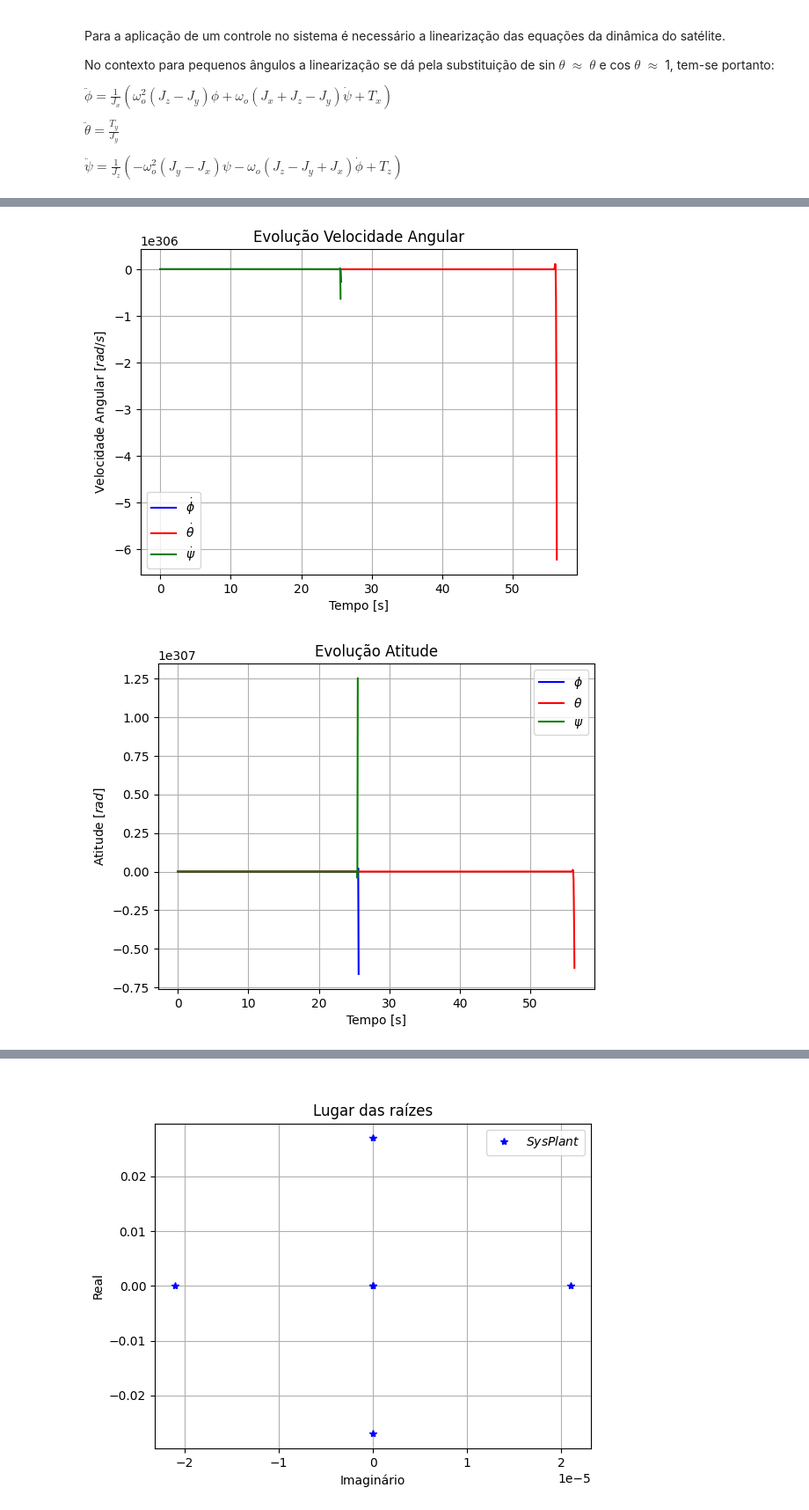
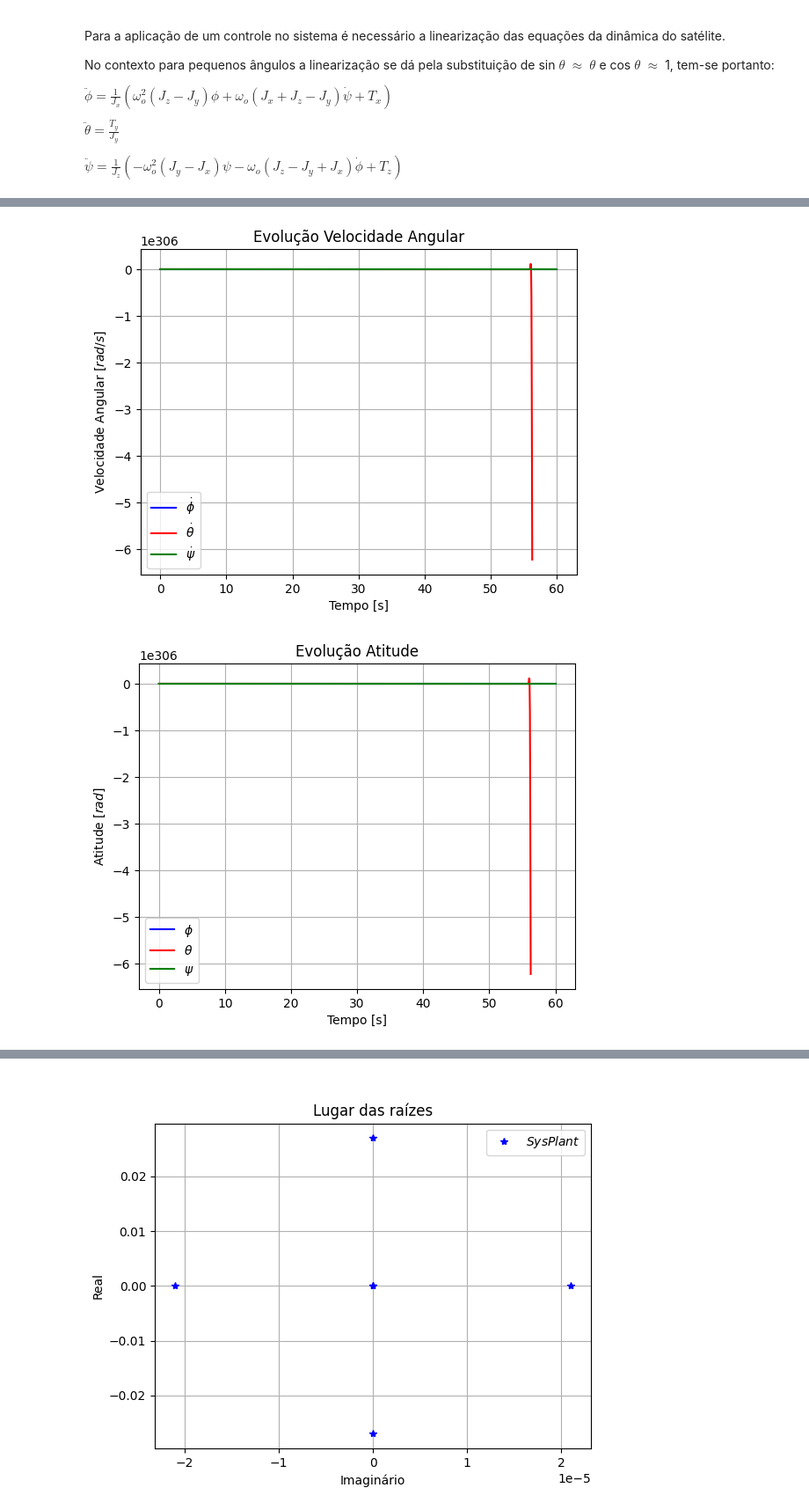
Before and after one commit to gabrielcte/labVirt_ws, a Jupyter notebook: control_design.ipynb, the cells around one changed output, grey strips where cells are left out. Shown at 88% size. Saved outputs shown, nothing was run; the diff lists cells and outputs as text; code cells hidden in the pictures.

```diff
--- a/control_design.ipynb
+++ b/control_design.ipynb
@@ -118,17 +118,17 @@ for i in range(len(time)-1):
     w_rdr_z[i+1] = w_rdr_z[i]+dotw_rdr_z[i+1]*time[i+1]
 
     # Planta
-    ddotphi[i+1] = 1/Ixx*(w_O_I_O**2*(Izz-Iyy)*phi[i]+w_O_I_O*(Ixx+Izz-Iyy)*inner[i]+T_x[i+1])
+    ddotphi[i+1] = 1/Ixx*(w_O_I_O**2*(Izz-Iyy)*phi[i]+w_O_I_O*(Ixx+Izz-Iyy)*psi[i]+T_x[i+1])
     ddottheta[i+1] = T_y[i]/Iyy
-    dotpsi[i+1] = 1/Izz*(-w_O_I_O**2*(Iyy-Ixx)*psi[i]-w_O_I_O*(Izz-Iyy+Ixx)*dotphi[i]+T_z[i+1])
+    ddotpsi[i+1] = 1/Izz*(-w_O_I_O**2*(Iyy-Ixx)*psi[i]-w_O_I_O*(Izz-Iyy+Ixx)*dotphi[i]+T_z[i+1])
 
     dotphi[i+1] = dotphi[i]+ddotphi[i+1]*time[i+1]
     dottheta[i+1] = dottheta[i]+ddottheta[i+1]*time[i+1]
-    inner[i+1] = inner[i]+dotpsi[i+1]*time[i+1]
+    dotpsi[i+1] = dotpsi[i]+dotpsi[i+1]*time[i+1]
 
     phi[i+1] = phi[i]+dotphi[i+1]*time[i+1]
     theta[i+1] = theta[i]+dottheta[i+1]*time[i+1]
-    psi[i+1] = psi[i]+inner[i+1]*time[i+1]
+    psi[i+1] = psi[i]+psi[i+1]*time[i+1]
 
 
 
@@ -208,5 +208,5 @@ plt.show()
-[figure, old version]
+[figure, new version]
-[figure, old version]
+[figure, new version]
 # %% [markdown]
 ### Em espaço de estados teria-se:
 
```
Also changed, not shown: parts of 2 cells of this notebook.
